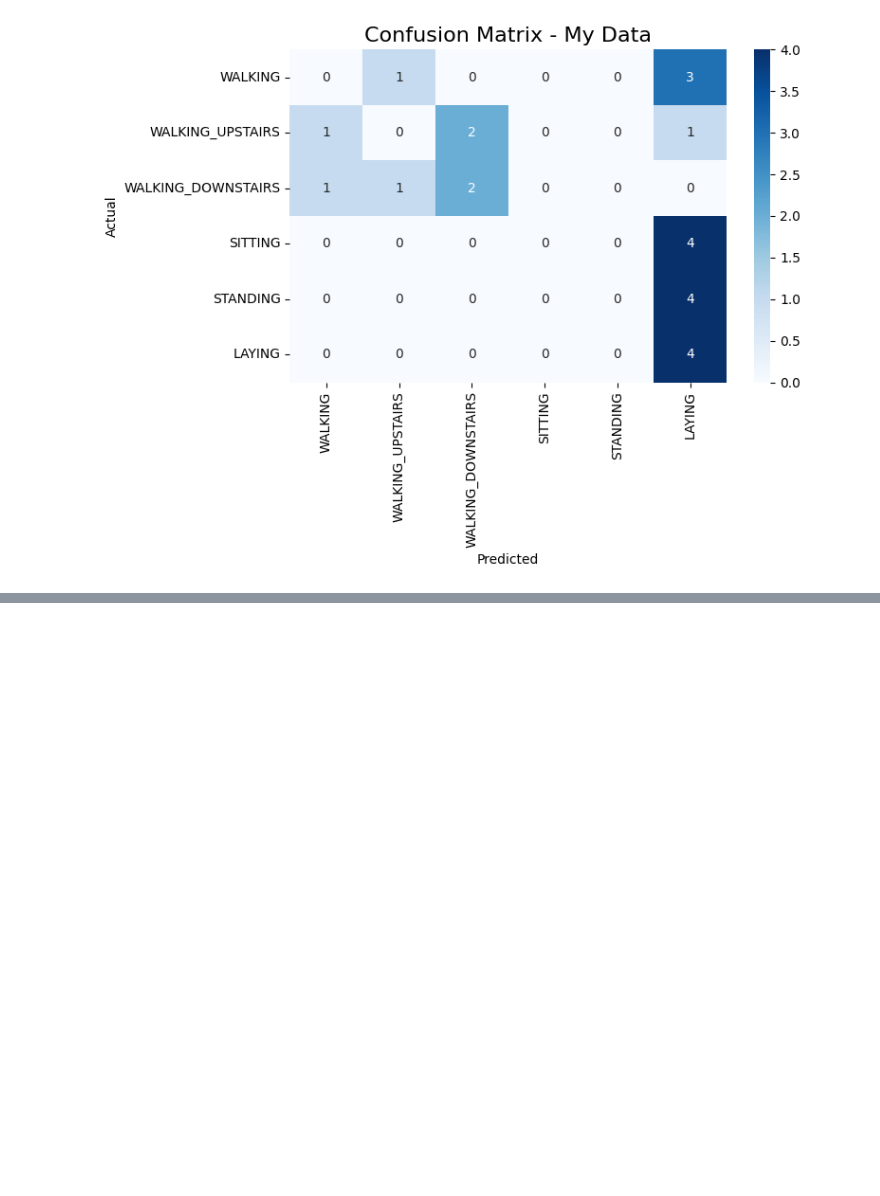
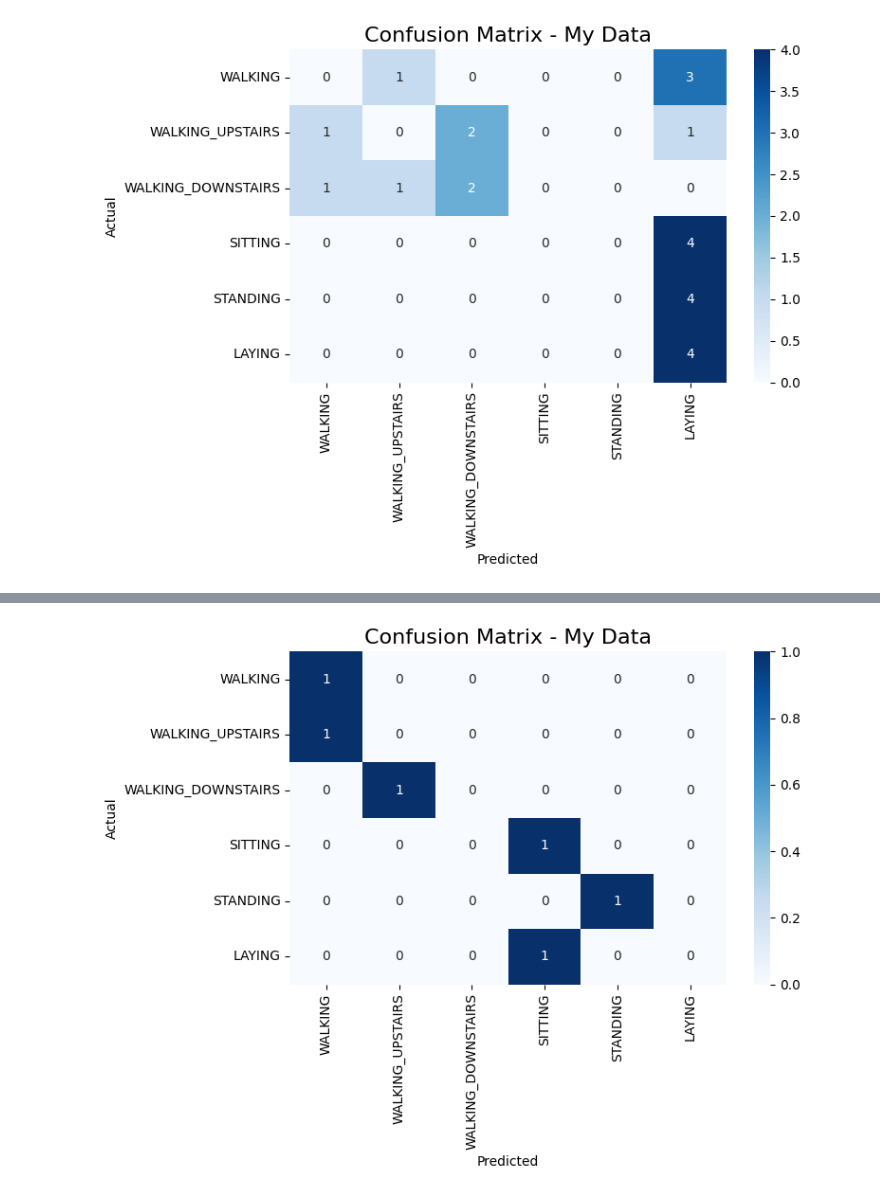
Before and after one commit to HarshJamgaonkar05/ES-335-ML-Assignment-1, a Jupyter notebook: Task_3.ipynb, the cells around one changed output, grey strips where cells are left out. Cells and saved outputs as stored; diff of their text form; code cells hidden in the pictures; blank space fills up the shorter version.

```diff
--- a/Task_3.ipynb
+++ b/Task_3.ipynb
@@ -274,0 +276,81 @@ Analysis
+# %%
+import os
+import pandas as pd
+import numpy as np
+import tsfel
+from sklearn.model_selection import train_test_split
+from sklearn.tree import DecisionTreeClassifier
+from sklearn.metrics import accuracy_score, precision_score, recall_score, confusion_matrix
+import seaborn as sns
+import matplotlib.pyplot as plt
+
+
+data_dir = "my_combined_processed"
+label_map = {
+    "WALKING": 1,
+    "WALKING_UPSTAIRS": 2,
+    "WALKING_DOWNSTAIRS": 3,
+    "SITTING": 4,
+    "STANDING": 5,
+    "LAYING": 6
+}
+
+X, y = [], []
+
+for activity in os.listdir(data_dir):
+    activity_path = os.path.join(data_dir, activity)
+    if os.path.isdir(activity_path):
+        for filename in os.listdir(activity_path):
+            if filename.endswith(".csv"):
+                file_path = os.path.join(activity_path, filename)
+                df = pd.read_csv(file_path)
+                acc_data = df.iloc[:, 1:4].values  # accelerometer columns
+                X.append(acc_data)
+                y.append(label_map[activity])
+
+print(f"Loaded {len(X)} samples")
+
+cfg = tsfel.get_features_by_domain()
+X_features = tsfel.time_series_features_extractor(cfg, X, verbose=1, fs=50)
+X_features = X_features.fillna(0)
+y = np.array(y)
+
+X_train, X_test, y_train, y_test = train_test_split(
+    X_features, y,
+    test_size=0.25,   # 3 subjects train, 1 subject test (roughly 75%-25%)
+    stratify=y,
+    random_state=42
+)
+
+print(f"Train size: {X_train.shape[0]}, Test size: {X_test.shape[0]}")
+
+
+dt = DecisionTreeClassifier(random_state=42)
+dt.fit(X_train, y_train)
+
+
+y_pred = dt.predict(X_test)
+
+acc = accuracy_score(y_test, y_pred)
+prec = precision_score(y_test, y_pred, average="macro", zero_division=0)
+rec = recall_score(y_test, y_pred, average="macro", zero_division=0)
+
+print("\n--- Evaluation on My Dataset ---")
+print(f"Accuracy :  {acc:.4f}")
+print(f"Precision: {prec:.4f}")
+print(f"Recall   : {rec:.4f}")
+
+
+cm = confusion_matrix(y_test, y_pred, labels=list(label_map.values()))
+
+plt.figure(figsize=(8,6))
+sns.heatmap(
+    cm, annot=True, fmt="d", cmap="Blues",
+    xticklabels=list(label_map.keys()), yticklabels=list(label_map.keys())
+)
+plt.title("Confusion Matrix - My Data", fontsize=16)
+plt.xlabel("Predicted")
+plt.ylabel("Actual")
+plt.tight_layout()
+plt.show()
+# %% [output]
@@ -274,0 +366 @@ Analysis
+[figure, added]
```
Also changed, not shown: parts of 6 cells of this notebook.
